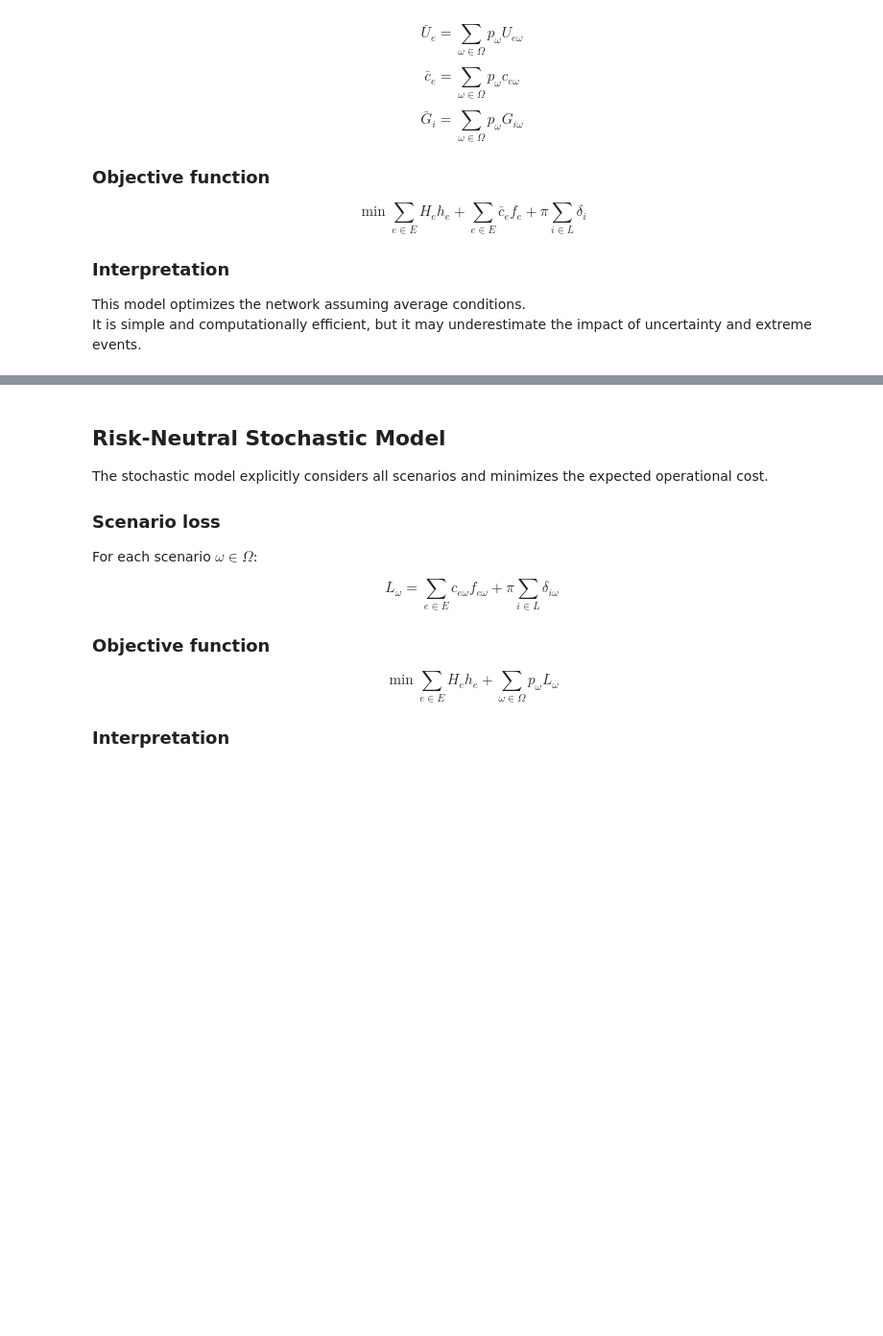
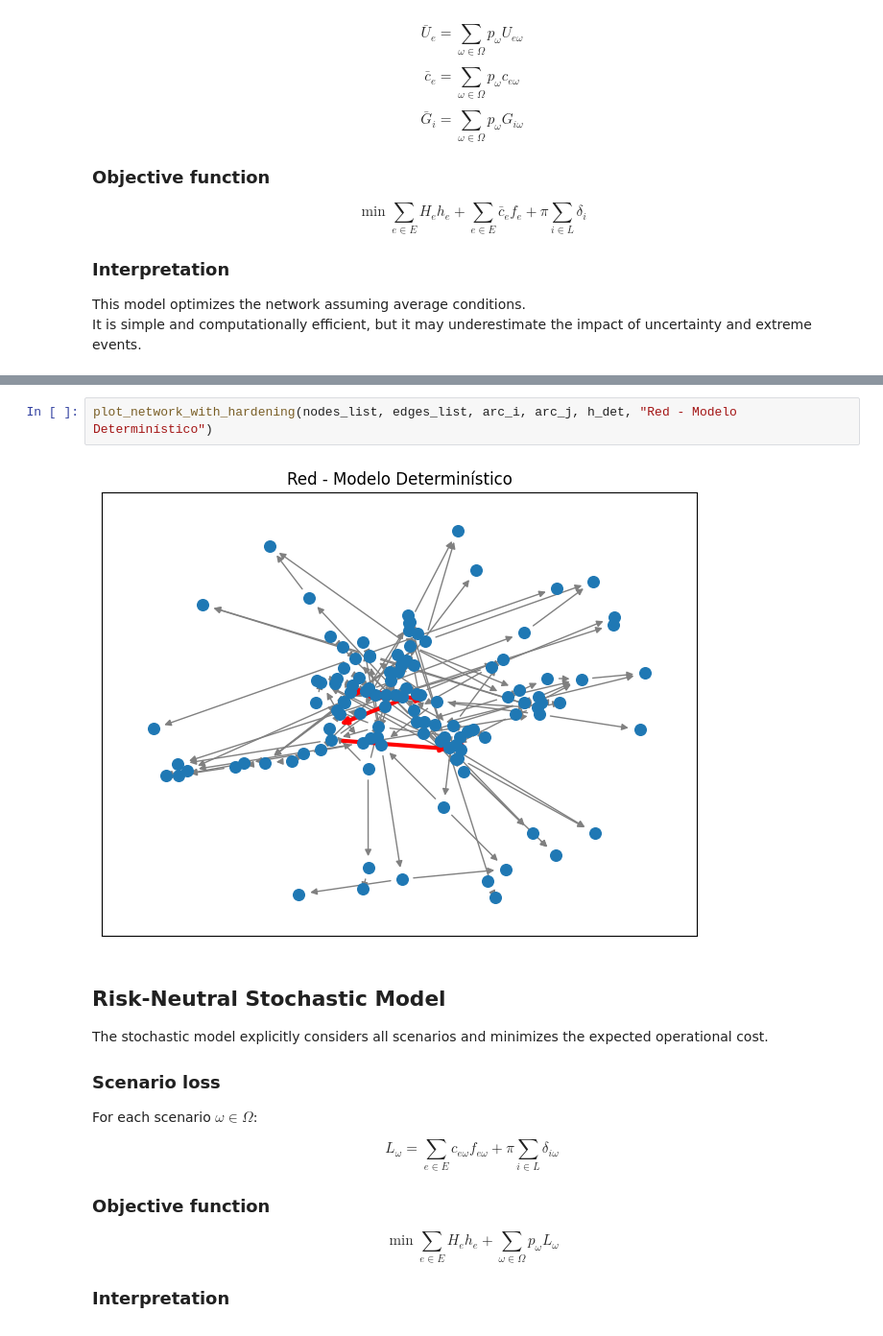
Before and after one commit to sofisacmu/obi_proyecto1, a Jupyter notebook: Escenarios/modelo.ipynb, the cells around one changed output, grey strips where cells are left out. Shown at 96% size. Drawn from its saved outputs; the diff is of its cells as text; blank space fills up the shorter version.

```diff
--- a/Escenarios/modelo.ipynb
+++ b/Escenarios/modelo.ipynb
@@ -613,6 +648,10 @@ Demanda no servida total: 854.41
 costos faltantes: 162,337.01
 Flujo total: 8,044.12
 Costos operativos totales: 107,466.26
+# %%
+plot_network_with_hardening(nodes_list, edges_list, arc_i, arc_j, h_det, "Red - Modelo Determinístico")
+# %% [output]
+[figure, added]
 # %% [markdown]
 ## **Risk-Neutral Stochastic Model**
 
```
Also changed, not shown: parts of 20 cells of this notebook, 2 other files.
